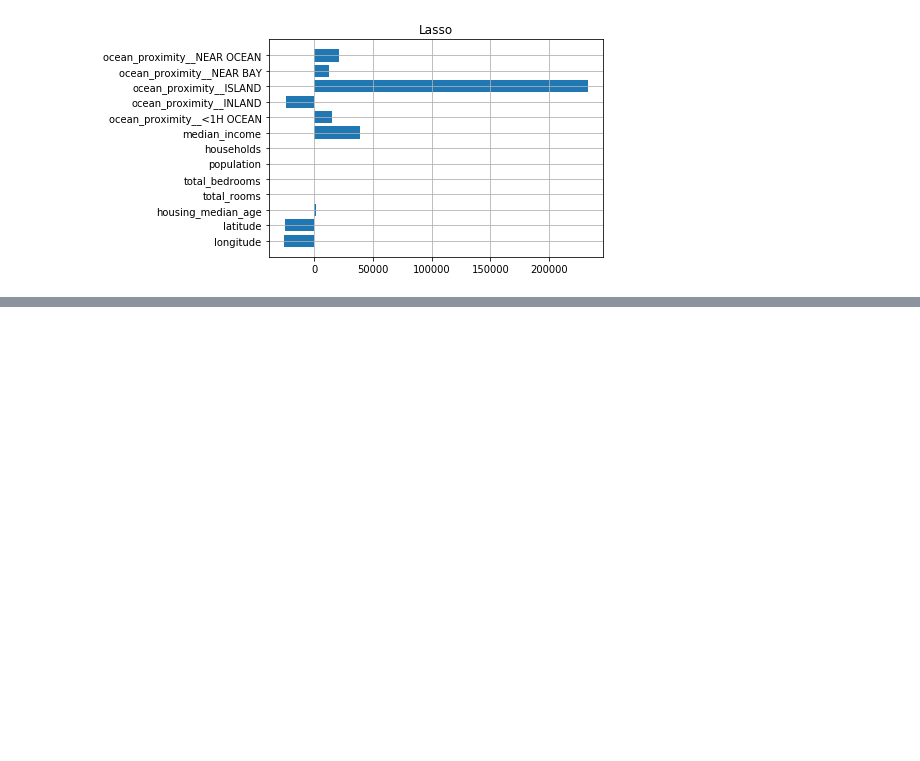
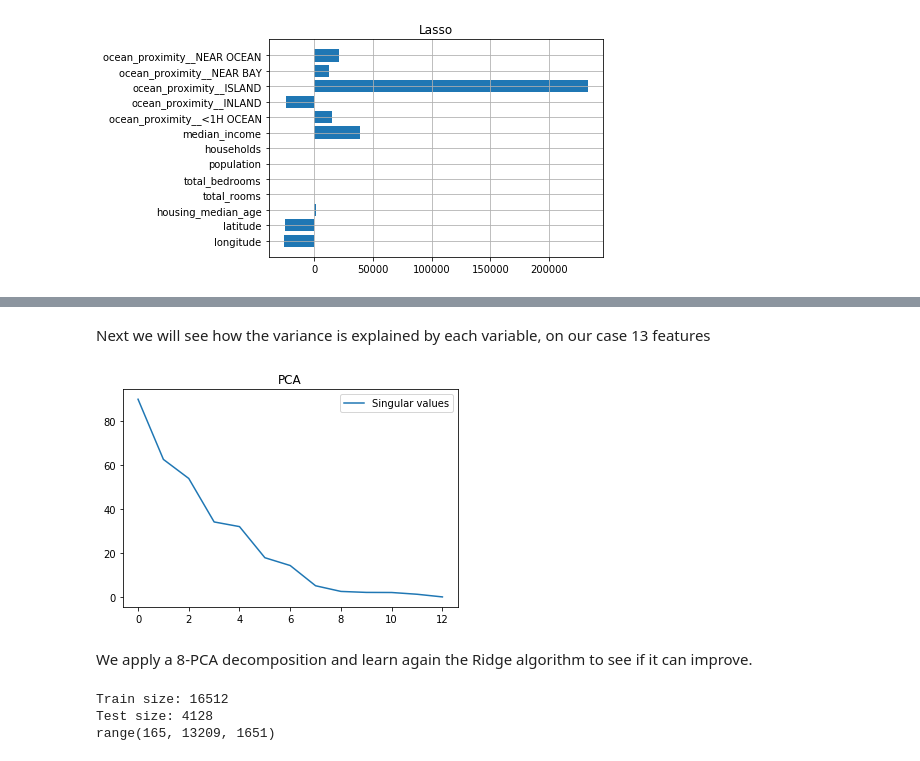
Before and after one commit to mikymaione/HousingPrices, a Jupyter notebook: SourceCode/HousingPrices/main.ipynb, the cells around one changed output, grey strips where cells are left out. Drawn from its saved outputs; the diff is of its cells as text; code cells hidden in the pictures; blank space fills up the shorter version.

```diff
--- a/SourceCode/HousingPrices/main.ipynb
+++ b/SourceCode/HousingPrices/main.ipynb
@@ -489,7 +486,0 @@ First we need to standardized the data, then we perform all the splitting as bef
-# %%
-data_frame = pandas.read_csv(filepath_or_buffer='cal-housing.csv')
-
-for c in data_frame.columns:
-    if data_frame[c].hasnans:
-        m = data_frame[c].mean()
-        data_frame[c].fillna(value=m, inplace=True)
@@ -528,14 +486,0 @@ else:
-# %%
-columns_to_remove = []
-columns_to_use = list(data_frame.columns)
-
-for u in columns_to_remove:
-    columns_to_use.remove(u)
-    if numerics_columns.count(u) > 0:
-        numerics_columns.remove(u)
-
-data_frame.drop(columns=columns_to_remove, inplace=True)
-#data_frame = data_frame.sample(frac=1)
-
-X = data_frame[numerics_columns]
-y = data_frame[column_to_predict]
@@ -547,7 +498,7 @@ if useMinMaxScaler:
     cols = list(range(0, data_frame.shape[1]))
     cols.remove(column_to_predict_idx)
 
-    scaler = StandardScaler()
+    scaler = MinMaxScaler()
     scaler.fit(data_frame)
     data_frame = scaler.transform(data_frame)
 
@@ -636,0 +569,14 @@ NameError: name 'decomposition' is not defined
+# %% [markdown]
+Next we will see how the variance is explained by each variable, on our case 13 features
+# %%
+pca = decomposition.PCA(n_components=13)
+pca.fit(X)
+
+plt.title('PCA')
+plt.plot(pca.singular_values_, label='Singular values')
+plt.legend()
+plt.show()
+# %% [output]
+[figure, added]
+# %% [markdown]
+We apply a 8-PCA decomposition and learn again the Ridge algorithm to see if it can improve.
@@ -636,0 +587,16 @@ NameError: name 'decomposition' is not defined
+# %%
+x_train, x_test, y_train, y_test = train_test_split(X_pca, y, train_size=0.8, shuffle=True, random_state=1986)
+
+print('Train size:', x_train.shape[0])
+print('Test size:', x_test.shape[0])
+
+min_ts = int(x_train.shape[0] * 0.01)
+max_ts = int(x_train.shape[0] * 0.8)
+step_ts = int(x_train.shape[0] * 0.1)
+sizes = range(min_ts, max_ts, step_ts)
+
+print(sizes)
+# %% [output]
+Train size: 16512
+Test size: 4128
+range(165, 13209, 1651)
```
Also changed, not shown: parts of 25 cells of this notebook.
